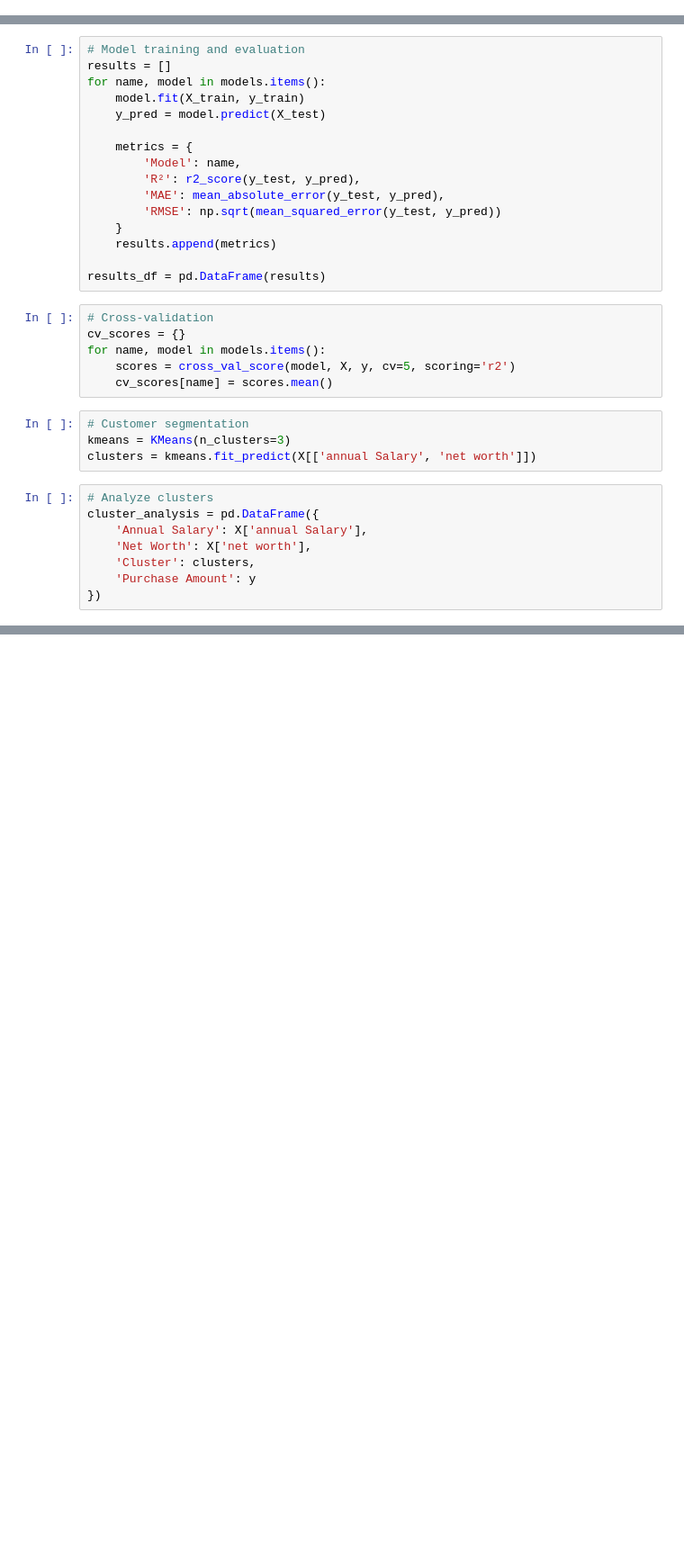
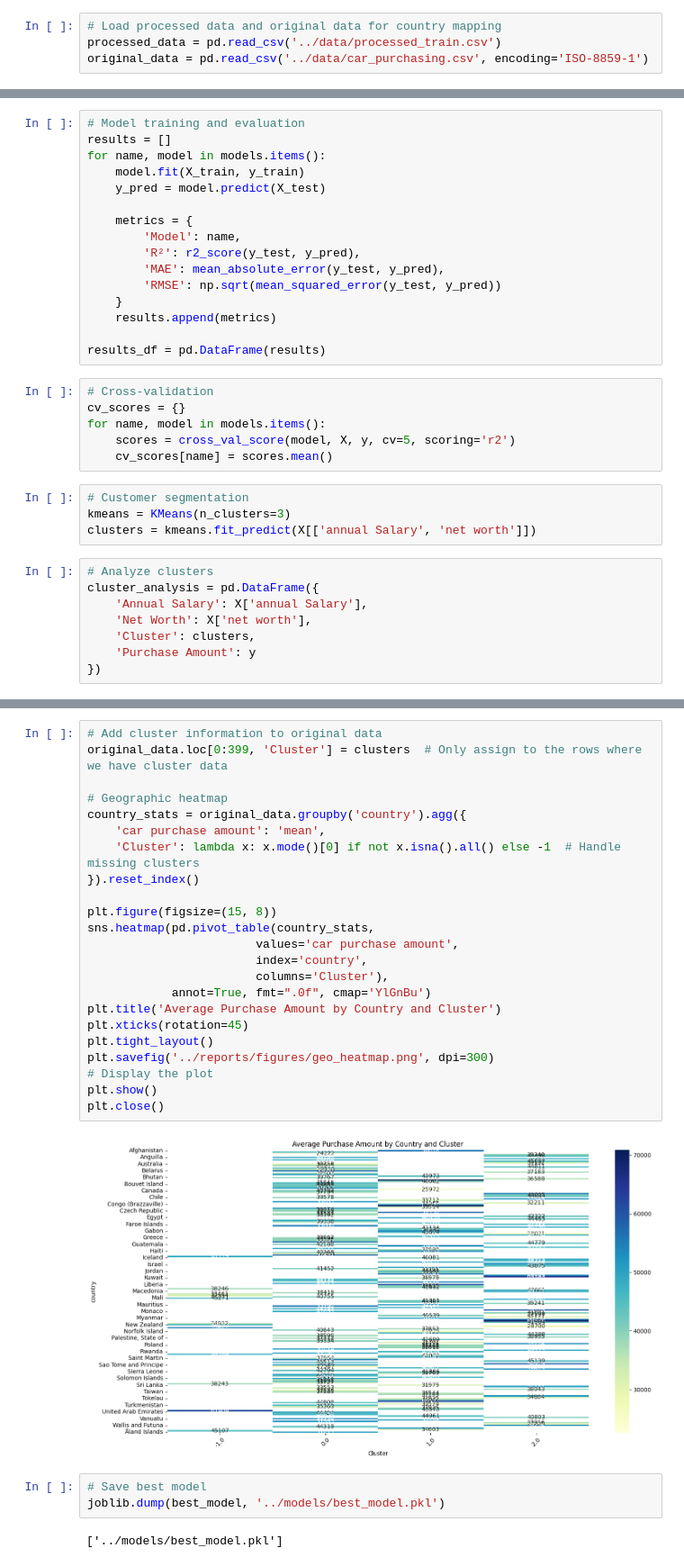
Before and after one commit to m-narayanan/sales-prediction, a Jupyter notebook: notebooks/3_model_training.ipynb, the cells around one changed output, grey strips where cells are left out. Shown: that part at 90% size. Drawn from its saved outputs; the diff is of its cells as text; blank space fills up the shorter version.

```diff
--- a/notebooks/3_model_training.ipynb
+++ b/notebooks/3_model_training.ipynb
@@ -21,3 +20,7 @@ processed_data = pd.read_csv('../data/processed_train.csv')
+# %%
+# Load processed data and original data for country mapping
+processed_data = pd.read_csv('../data/processed_train.csv')
+original_data = pd.read_csv('../data/car_purchasing.csv', encoding='ISO-8859-1')
 # %%
 # Extract features and target
 X = processed_data.drop('car purchase amount', axis=1)
@@ -83,0 +137,30 @@ joblib.dump(best_model, '../models/best_model.pkl')
+# %%
+# Add cluster information to original data
+original_data.loc[0:399, 'Cluster'] = clusters  # Only assign to the rows where we have cluster data
+
+# Geographic heatmap
+country_stats = original_data.groupby('country').agg({
+    'car purchase amount': 'mean',
+    'Cluster': lambda x: x.mode()[0] if not x.isna().all() else -1  # Handle missing clusters
+}).reset_index()
+
+plt.figure(figsize=(15, 8))
+sns.heatmap(pd.pivot_table(country_stats,
+                        values='car purchase amount',
+                        index='country',
+                        columns='Cluster'),
+            annot=True, fmt=".0f", cmap='YlGnBu')
+plt.title('Average Purchase Amount by Country and Cluster')
+plt.xticks(rotation=45)
+plt.tight_layout()
+plt.savefig('../reports/figures/geo_heatmap.png', dpi=300)
+# Display the plot
+plt.show()
+plt.close()
+# %% [output]
+[figure, added]
+# %%
+# Save best model
+joblib.dump(best_model, '../models/best_model.pkl')
+# %% [output]
+['../models/best_model.pkl']
```
Also changed, not shown: parts of 4 cells of this notebook, 7 other files.
